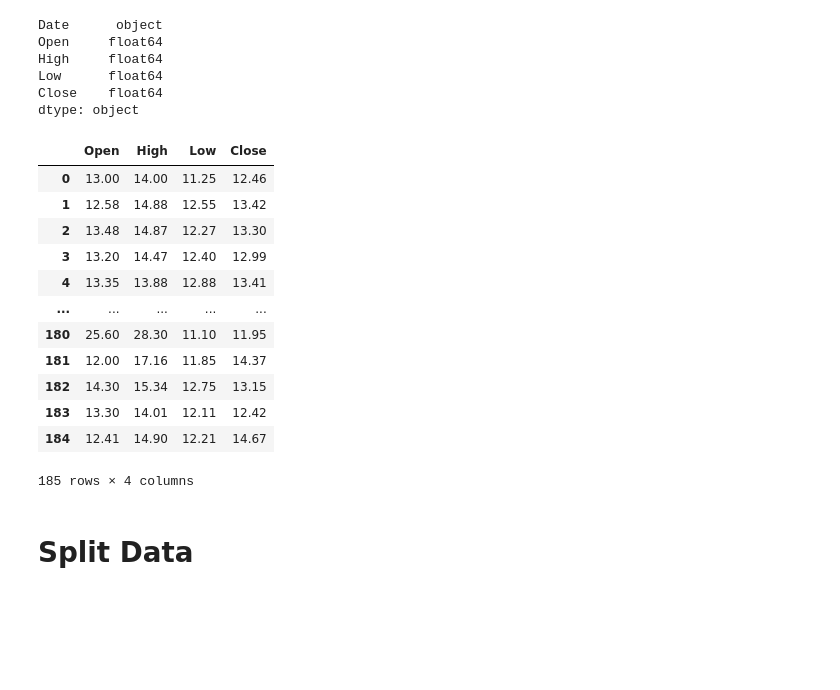
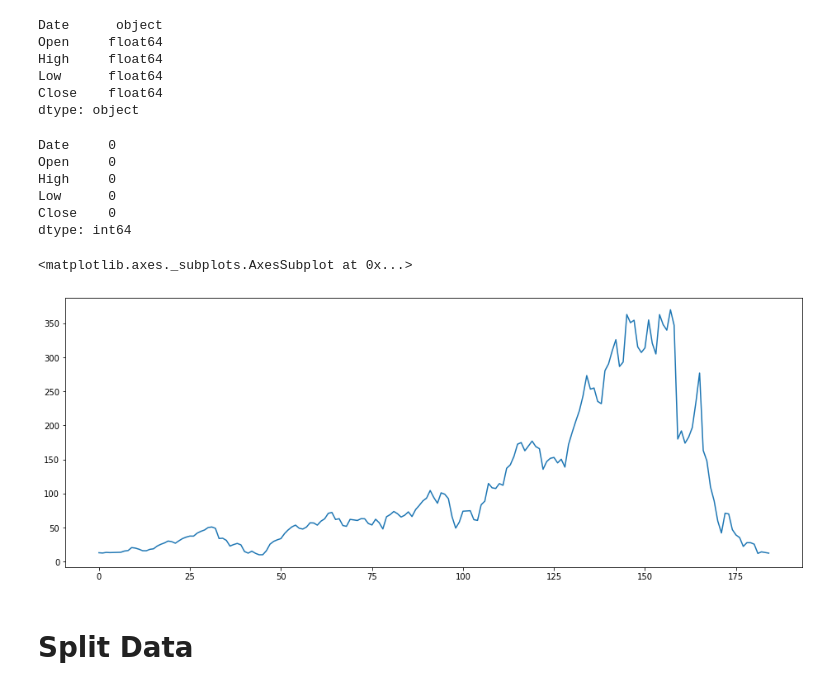
Before and after one commit to ramank123/Yes-Bank-Stock-Closing-Price-Prediction, a Jupyter notebook: Yes_Bank_Stock_Closing_Price_Prediction.ipynb, the cells around one changed output. Drawn from its saved outputs; the diff is of its cells as text; code cells hidden in the pictures; blank space fills up the shorter version.

```diff
--- a/Yes_Bank_Stock_Closing_Price_Prediction.ipynb
+++ b/Yes_Bank_Stock_Closing_Price_Prediction.ipynb
@@ -77,22 +78,19 @@ High     float64
 Low      float64
 Close    float64
 dtype: object
-# %%
-df1 = df.drop('Date', axis=1)
-df1
-# %% [output]
-|  | Open | High | Low | Close |
-| 0 | 13.00 | 14.00 | 11.25 | 12.46 |
-| 1 | 12.58 | 14.88 | 12.55 | 13.42 |
-| 2 | 13.48 | 14.87 | 12.27 | 13.30 |
-| 3 | 13.20 | 14.47 | 12.40 | 12.99 |
-| 4 | 13.35 | 13.88 | 12.88 | 13.41 |
-| ... | ... | ... | ... | ... |
-| 180 | 25.60 | 28.30 | 11.10 | 11.95 |
-| 181 | 12.00 | 17.16 | 11.85 | 14.37 |
-| 182 | 14.30 | 15.34 | 12.75 | 13.15 |
-| 183 | 13.30 | 14.01 | 12.11 | 12.42 |
-| 184 | 12.41 | 14.90 | 12.21 | 14.67 |
-185 rows × 4 columns
+# %%
+df.isnull().sum()
+# %% [output]
+Date     0
+Open     0
+High     0
+Low      0
+Close    0
+dtype: int64
+# %%
+df['Open'].plot(figsize=(16,6))
+# %% [output]
+<matplotlib.axes._subplots.AxesSubplot at 0x...>
+[figure, added]
 # %% [markdown]
 # **Split Data**
```
Also changed, not shown: parts of 6 cells of this notebook.
